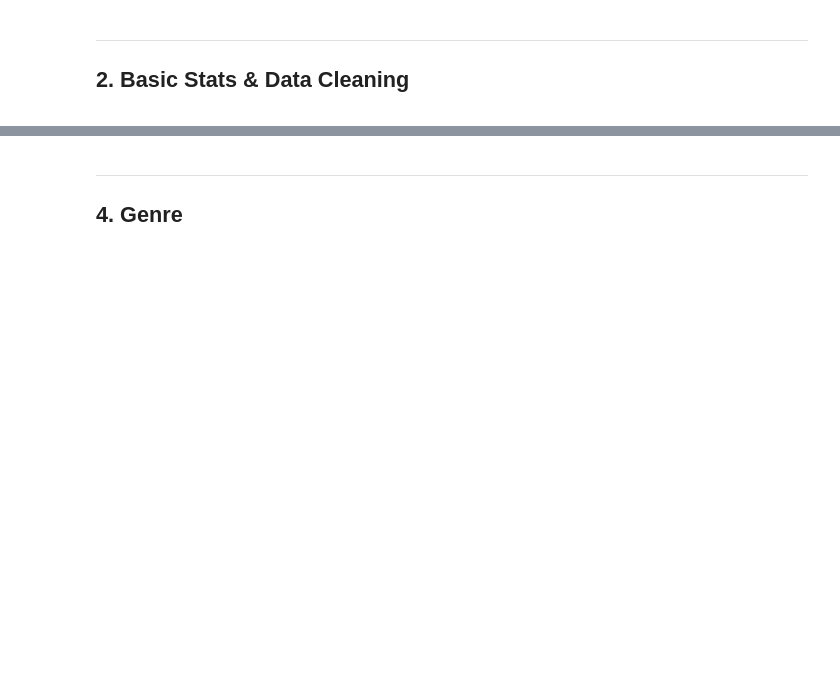
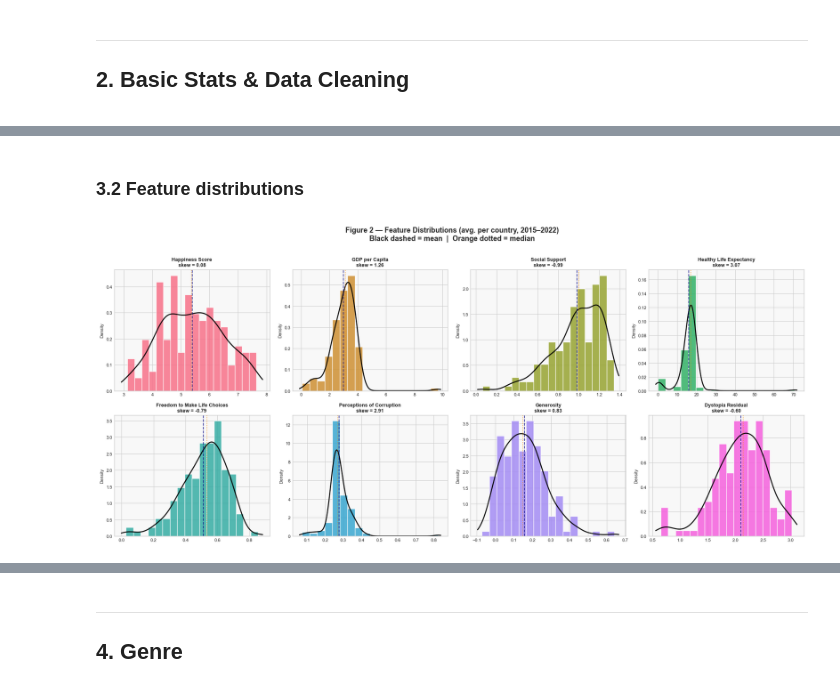
Before and after one commit to fridapfrandsen/FinalProject_SocialDataAnalysis, a Jupyter notebook: ExplainerNotebook.ipynb, the cells around one changed output, grey strips where cells are left out. Saved outputs shown, nothing was run; the diff lists cells and outputs as text; code cells hidden in the pictures; blank space fills up the shorter version.

```diff
--- a/ExplainerNotebook.ipynb
+++ b/ExplainerNotebook.ipynb
@@ -113,0 +378,38 @@ Beskriv den analyse I har foretaget, og hvad I har lært om datasættet. Struktu
+# %% [markdown]
+### 3.2 Feature distributions
+# %%
+feat_labels = {
+    'Happiness Score':           'Happiness Score',
+    'GDP per Capita':            'GDP per Capita',
+    'Social Support':            'Social Support',
+    'Healthy Life Expectancy':   'Healthy Life Expectancy',
+    'Freedom':                   'Freedom to Make Life Choices',
+    'Perceptions of Corruption': 'Perceptions of Corruption',
+    'Generosity':                'Generosity',
+    'Dystopia Residual':         'Dystopia Residual',
+}
+colors_feat = sns.color_palette('husl', 8)
+fig, axes = plt.subplots(2, 4, figsize=(18, 8))
+axes = axes.flatten()
+
+for i, (feat, label) in enumerate(feat_labels.items()):
+    ax  = axes[i]
+    dat = df_happiness_avg[feat].dropna()
+    ax.hist(dat, bins=18, color=colors_feat[i], edgecolor='white', alpha=0.85, density=True)
+    kde_x = np.linspace(dat.min() - dat.std()*0.2, dat.max() + dat.std()*0.2, 300)
+    ax.plot(kde_x, stats.gaussian_kde(dat)(kde_x), color='black', lw=1.8)
+    ax.axvline(dat.mean(),   color='navy',       lw=1.3, ls='--', alpha=0.8)
+    ax.axvline(dat.median(), color='darkorange',  lw=1.3, ls=':',  alpha=0.8)
+    ax.set_title(f'{label}\nskew = {dat.skew():.2f}', fontsize=9, fontweight='bold')
+    ax.set_ylabel('Density', fontsize=8)
+    ax.tick_params(labelsize=8)
+
+plt.suptitle(
+    'Figure 2 — Feature Distributions (avg. per country, 2015–2022)\n'
+    'Black dashed = mean  |  Orange dotted = median',
+    fontsize=13, fontweight='bold', y=1.01
+)
+plt.tight_layout()
+plt.show()
+# %% [output]
+[figure, added]
```
Also changed, not shown: parts of 49 cells of this notebook, 2 other files.
